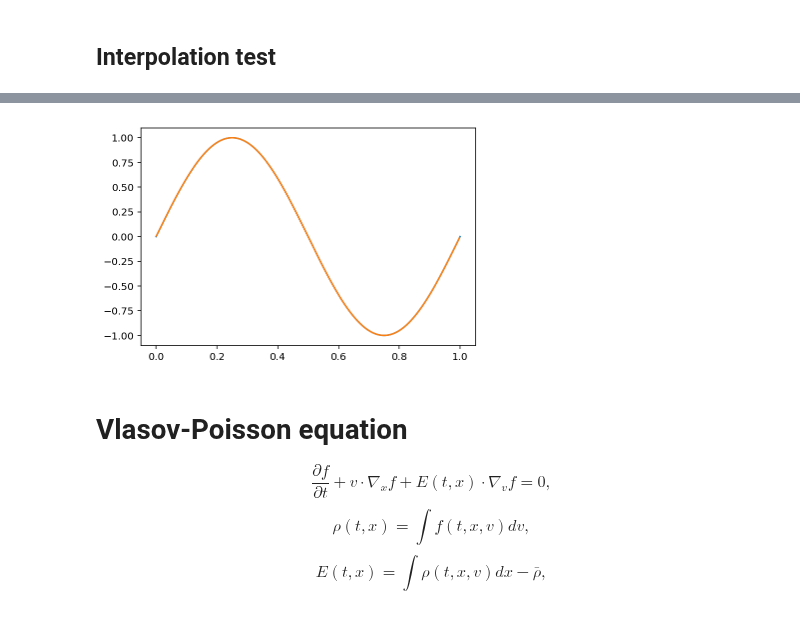
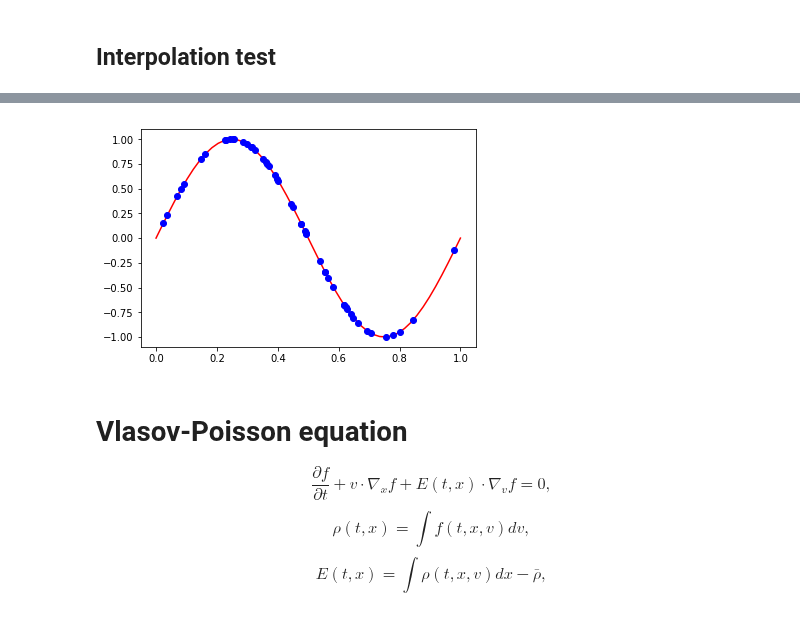
Before and after one commit to pnavaro/math-python, a Jupyter notebook: 40.LandauDamping.ipynb, the cells around one changed output, grey strips where cells are left out. Drawn from its saved outputs; the diff is of its cells as text; code cells hidden in the pictures.

```diff
--- a/40.LandauDamping.ipynb
+++ b/40.LandauDamping.ipynb
@@ -8,7 +8,6 @@ import matplotlib.pyplot as plt
 # Cubic Spline Interpolator
 # %%
 from math import floor
-
 class Interpolator():
 
     num_terms = 27
@@ -22,6 +21,7 @@ class Interpolator():
         self.rdelta = (n-1) / (xmax - xmin)
         self.d      = np.zeros(n)
         self.coeffs = np.zeros(n+3)
+        self.interp = np.vectorize(self.interpolate)
 
     def compute_interpolants( self, f ):
 
@@ -76,7 +76,7 @@ class Interpolator():
 # %% [markdown]
 ## Interpolation test
 # %%
-n =1000
+n =50
 cs = Interpolator(n,0,1)
 x = np.linspace(0,1,n)
 y = np.sin(x*2*np.pi)
@@ -91,7 +91,7 @@ y_new = map(cs.interpolate,x_new)
 # %%
-plt.plot(x, y,  x_new, [cs.interpolate(e) for e in x_new]);
+plt.plot(x, y, 'r-', x_new, cs.interp(x_new),'bo');
 # %% [output]
-[figure, old version]
+[figure, new version]
 # %% [markdown]
 # Vlasov-Poisson equation
 
```
Also changed, not shown: parts of 10 cells of this notebook.
